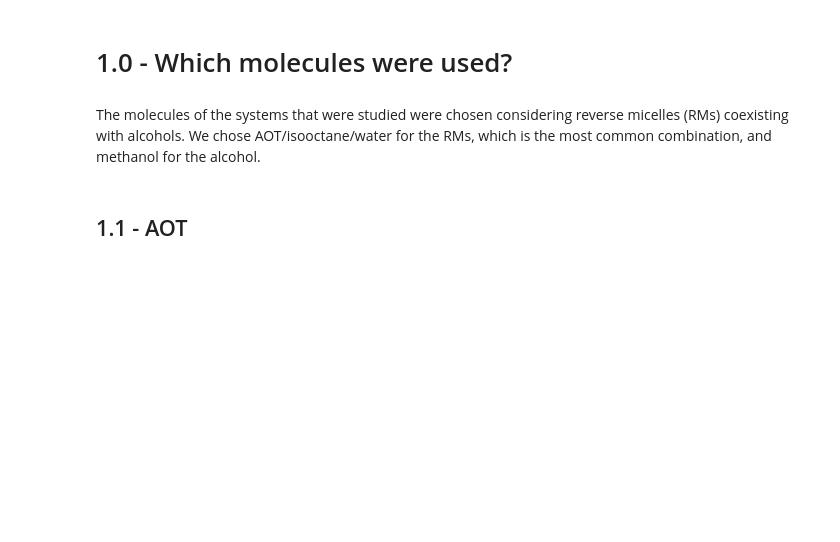
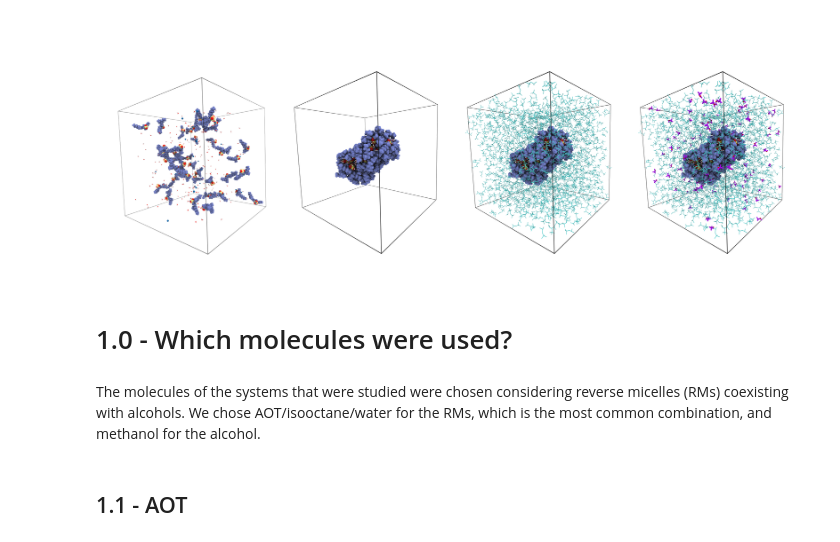
Before and after one commit to antadlp/rms-aot-methanol, a Jupyter notebook: notebooks/Molecules information (forcefields,..).ipynb, the cells around one changed output. Saved outputs shown, nothing was run; the diff lists cells and outputs as text; code cells hidden in the pictures; blank space fills up the shorter version.

```diff
--- a/notebooks/Molecules information (forcefields,..).ipynb
+++ b/notebooks/Molecules information (forcefields,..).ipynb
@@ -2,6 +2,11 @@
 <img src="buildOfRMs.png" width="400" />
 # %% [markdown]
 ![](buildOfRMs.png)
+# %%
+from IPython.display import Image
+Image(filename="buildOfRMs.png")
+# %% [output]
+[figure, added]
 # %% [markdown]
 # 1.0 - Which molecules were used?
 # %% [markdown]
```
